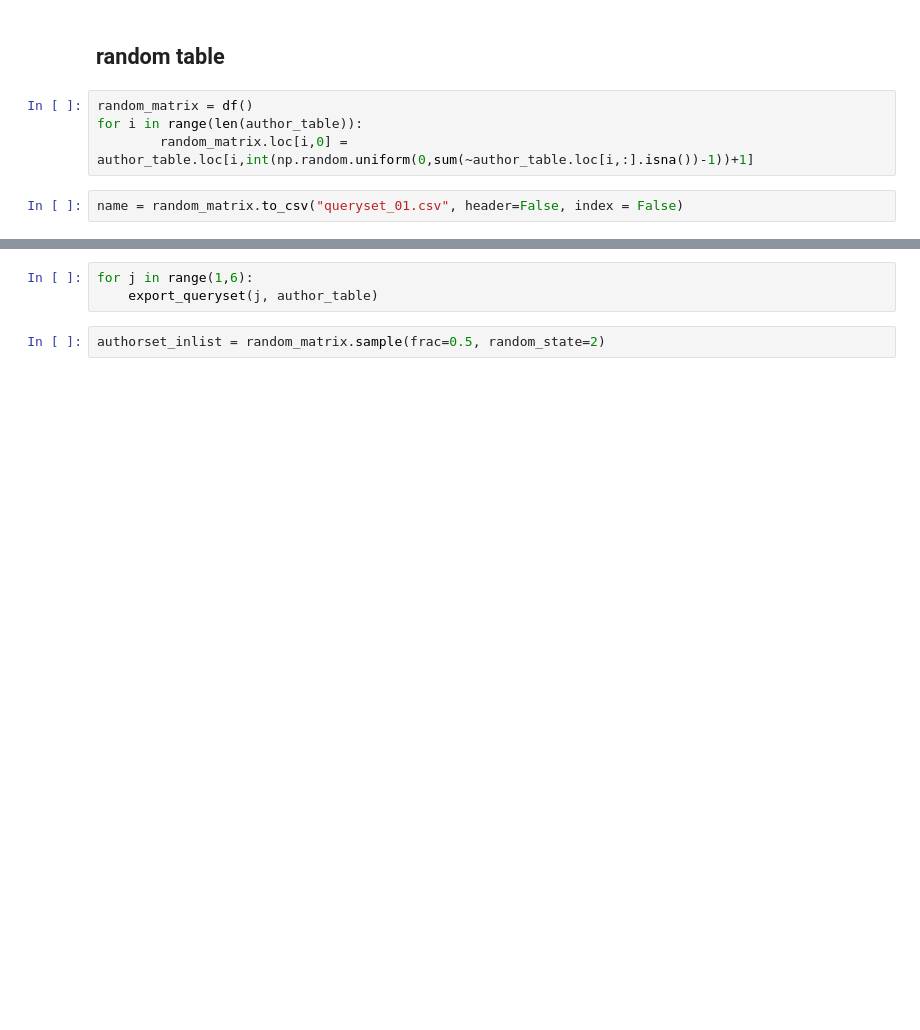
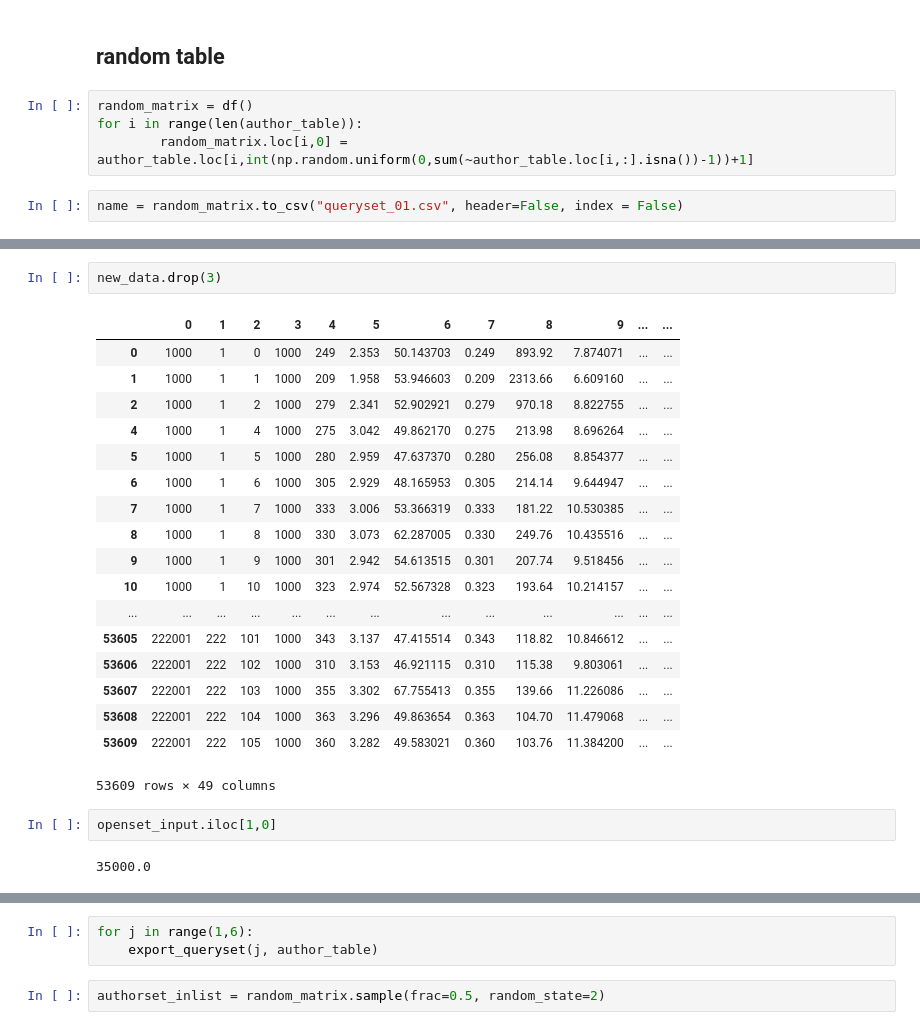
Before and after one commit to lawofearth/ThaiStylometry, a Jupyter notebook: TrainTest.ipynb, the cells around one changed output, grey strips where cells are left out. Drawn from its saved outputs; the diff is of its cells as text; blank space fills up the shorter version.

```diff
--- a/TrainTest.ipynb
+++ b/TrainTest.ipynb
@@ -253,0 +362,25 @@ def export_queryset(k, author_table):
+# %%
+new_data.drop(3)
+# %% [output]
+|  | 0 | 1 | 2 | 3 | 4 | 5 | 6 | 7 | 8 | 9 | ... | ... |
+| 0 | 1000 | 1 | 0 | 1000 | 249 | 2.353 | 50.143703 | 0.249 | 893.92 | 7.874071 | ... | ... |
+| 1 | 1000 | 1 | 1 | 1000 | 209 | 1.958 | 53.946603 | 0.209 | 2313.66 | 6.609160 | ... | ... |
+| 2 | 1000 | 1 | 2 | 1000 | 279 | 2.341 | 52.902921 | 0.279 | 970.18 | 8.822755 | ... | ... |
+| 4 | 1000 | 1 | 4 | 1000 | 275 | 3.042 | 49.862170 | 0.275 | 213.98 | 8.696264 | ... | ... |
+| 5 | 1000 | 1 | 5 | 1000 | 280 | 2.959 | 47.637370 | 0.280 | 256.08 | 8.854377 | ... | ... |
+| 6 | 1000 | 1 | 6 | 1000 | 305 | 2.929 | 48.165953 | 0.305 | 214.14 | 9.644947 | ... | ... |
+| 7 | 1000 | 1 | 7 | 1000 | 333 | 3.006 | 53.366319 | 0.333 | 181.22 | 10.530385 | ... | ... |
+| 8 | 1000 | 1 | 8 | 1000 | 330 | 3.073 | 62.287005 | 0.330 | 249.76 | 10.435516 | ... | ... |
+| 9 | 1000 | 1 | 9 | 1000 | 301 | 2.942 | 54.613515 | 0.301 | 207.74 | 9.518456 | ... | ... |
+| 10 | 1000 | 1 | 10 | 1000 | 323 | 2.974 | 52.567328 | 0.323 | 193.64 | 10.214157 | ... | ... |
+| ... | ... | ... | ... | ... | ... | ... | ... | ... | ... | ... | ... | ... |
+| 53605 | 222001 | 222 | 101 | 1000 | 343 | 3.137 | 47.415514 | 0.343 | 118.82 | 10.846612 | ... | ... |
+| 53606 | 222001 | 222 | 102 | 1000 | 310 | 3.153 | 46.921115 | 0.310 | 115.38 | 9.803061 | ... | ... |
+| 53607 | 222001 | 222 | 103 | 1000 | 355 | 3.302 | 67.755413 | 0.355 | 139.66 | 11.226086 | ... | ... |
+| 53608 | 222001 | 222 | 104 | 1000 | 363 | 3.296 | 49.863654 | 0.363 | 104.70 | 11.479068 | ... | ... |
+| 53609 | 222001 | 222 | 105 | 1000 | 360 | 3.282 | 49.583021 | 0.360 | 103.76 | 11.384200 | ... | ... |
+53609 rows × 49 columns
+# %%
+openset_input.iloc[1,0]
+# %% [output]
+35000.0
```
Also changed, not shown: parts of 11 cells of this notebook, 2 other files.
